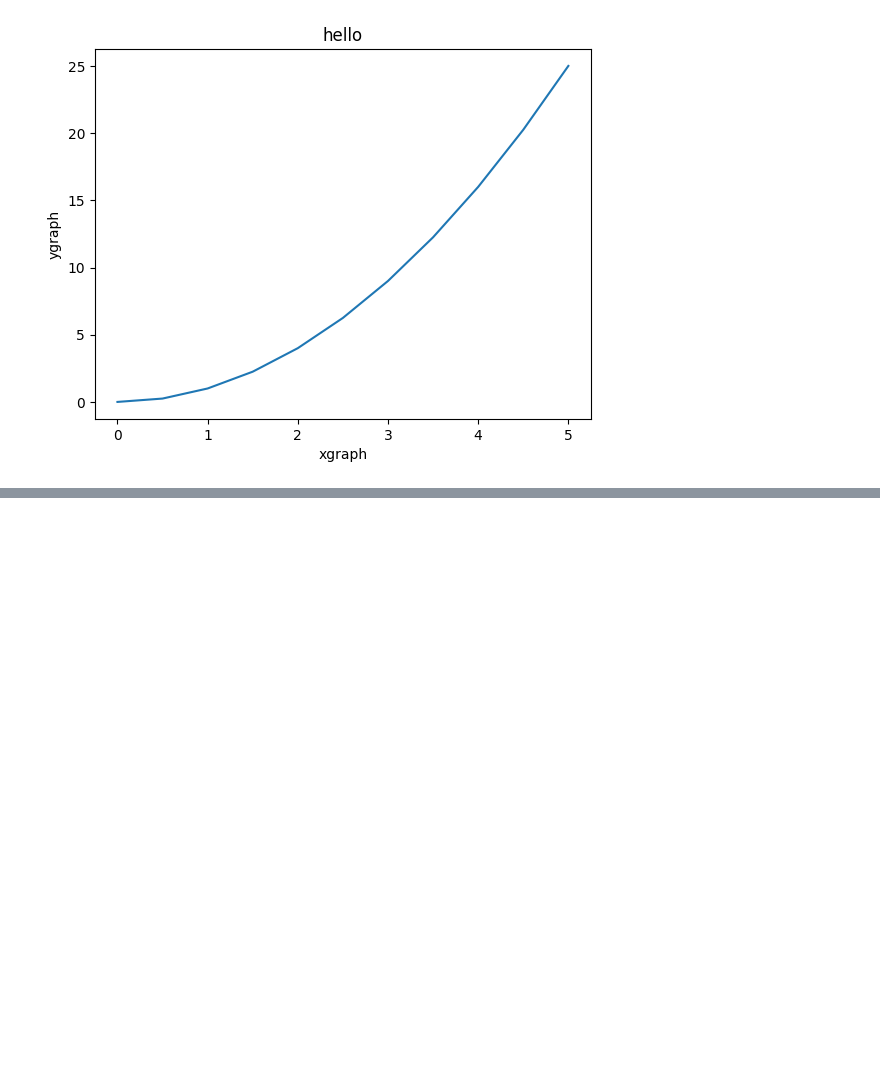
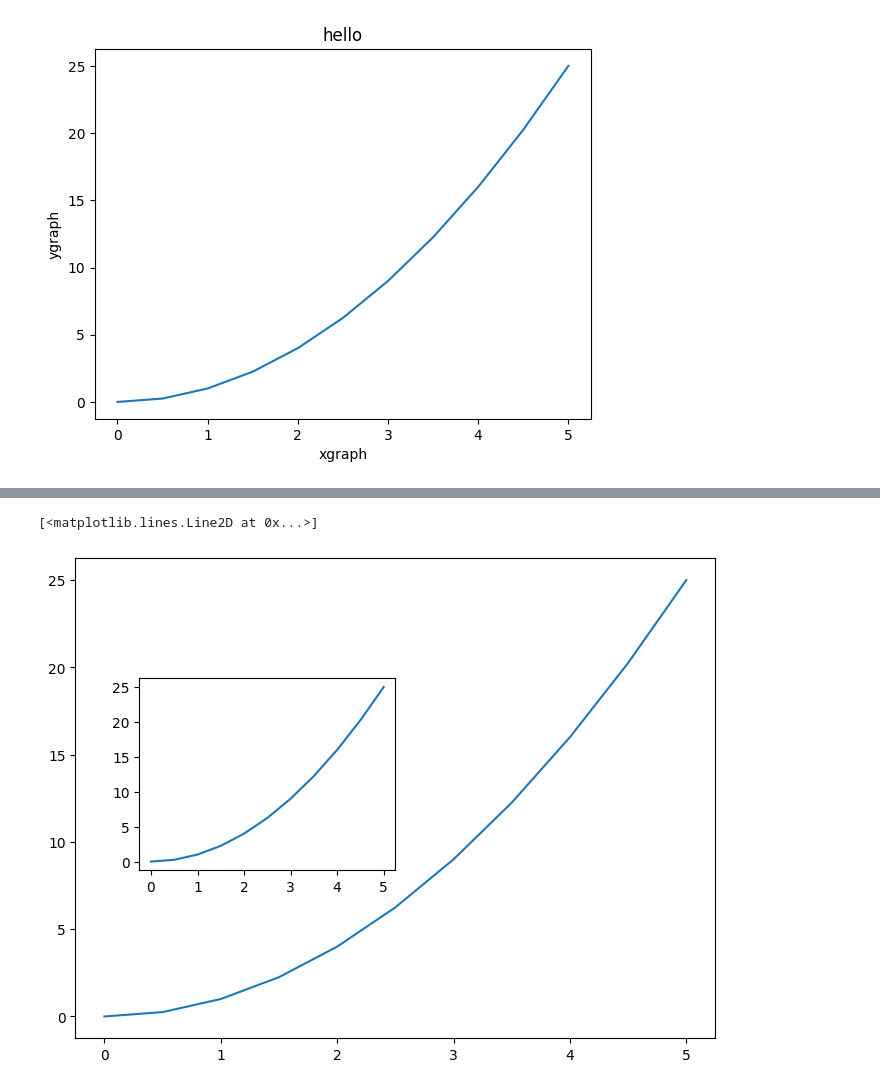
Before and after one commit to kingkhanbabar/numpyPanda, a Jupyter notebook: Matplotlib/First.ipynb, the cells around one changed output, grey strips where cells are left out. Drawn from its saved outputs; the diff is of its cells as text; code cells hidden in the pictures; blank space fills up the shorter version.

```diff
--- a/Matplotlib/First.ipynb
+++ b/Matplotlib/First.ipynb
@@ -21,0 +38,9 @@ Text(0, 0.5, 'ygraph')
+# %%
+fig = plt.figure()
+axis1 = fig.add_axes([0.1,0.1,1,1])
+axis1.plot(x,y)
+axis2 = fig.add_axes([0.2,0.45,0.4,0.4])
+axis2.plot(x,y)
+# %% [output]
+[<matplotlib.lines.Line2D at 0x...>]
+[figure, added]
```
Also changed, not shown: parts of 1 cell of this notebook.
